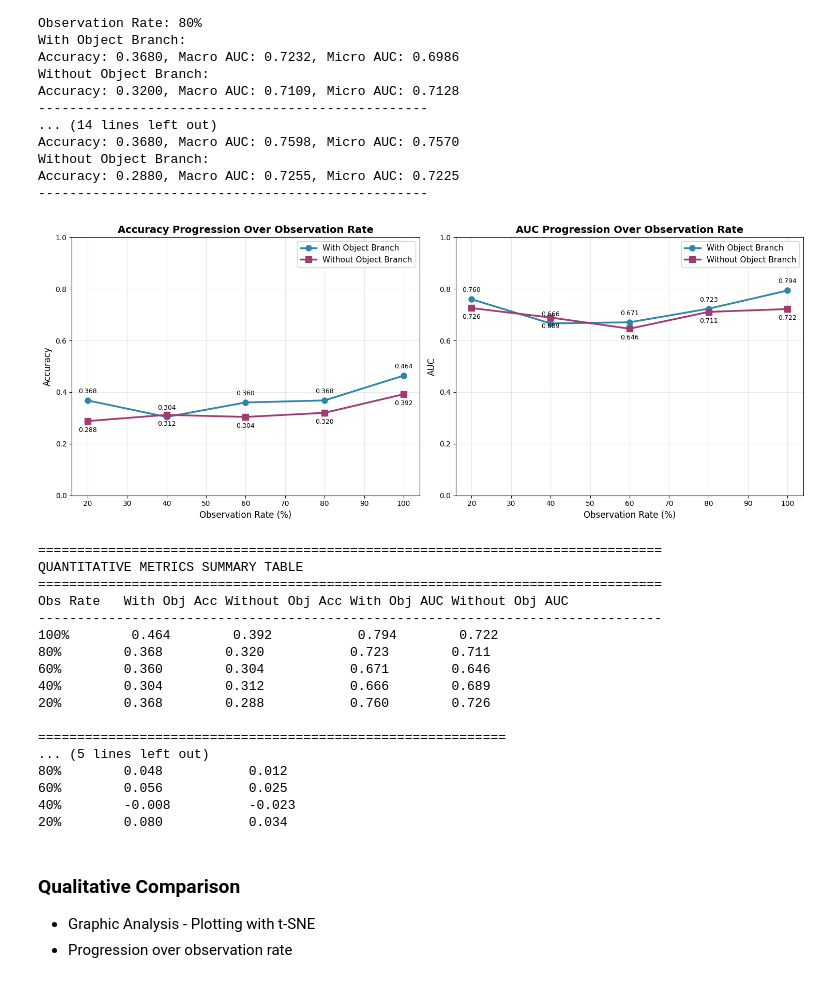
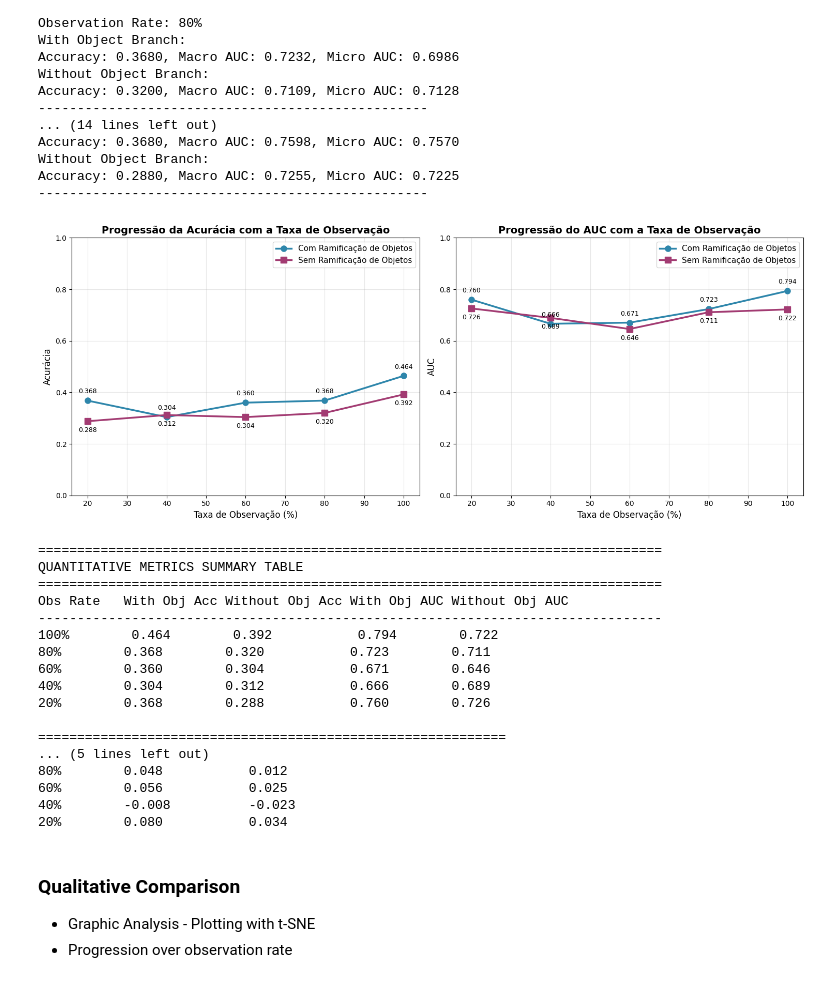
Before and after one commit to GUILN/masters-implementation, a Jupyter notebook: model/notebooks/validation_unsafe_net.ipynb, the cells around one changed output. Drawn from its saved outputs; the diff is of its cells as text; code cells hidden in the pictures.

Commit message:
translate / use charts constants class

```diff
--- a/model/notebooks/validation_unsafe_net.ipynb
+++ b/model/notebooks/validation_unsafe_net.ipynb
@@ -305,14 +306,14 @@ def plot_quantitative_metrics_progression(dataset_validation, observation_rates)
     # Plot 1: Accuracy Progression
     ax1.plot(observation_rates, with_obj_accuracy,
              marker='o', linewidth=2.5, markersize=8,
-             color='#2E86AB', label='With Object Branch')
+             color='#2E86AB', label=CHARTS_LABELS.with_object_branch)
     ax1.plot(observation_rates, without_obj_accuracy,
              marker='s', linewidth=2.5, markersize=8,
-             color='#A23B72', label='Without Object Branch')
+             color='#A23B72', label=CHARTS_LABELS.without_object_branch)
 
-    ax1.set_xlabel('Observation Rate (%)', fontsize=12)
-    ax1.set_ylabel('Accuracy', fontsize=12)
-    ax1.set_title('Accuracy Progression Over Observation Rate', fontsize=14, fontweight='bold')
+    ax1.set_xlabel(CHARTS_LABELS.quantitative_observation_rate, fontsize=12)
+    ax1.set_ylabel(CHARTS_LABELS.quantitative_accuracy, fontsize=12)
+    ax1.set_title(CHARTS_LABELS.quantitative_accuracy_progression_over_observation_rate, fontsize=14, fontweight='bold')
     ax1.legend(fontsize=11)
     ax1.grid(True, alpha=0.3)
     ax1.set_ylim(0, 1)  # Accuracy is typically 0-1
@@ -333,14 +334,14 @@ def plot_quantitative_metrics_progression(dataset_validation, observation_rates)
     # Plot 2: Macro AUC Progression
     ax2.plot(observation_rates, with_obj_macro_auc,
              marker='o', linewidth=2.5, markersize=8,
-             color='#2E86AB', label='With Object Branch')
+             color='#2E86AB', label=CHARTS_LABELS.with_object_branch)
     ax2.plot(observation_rates, without_obj_macro_auc,
              marker='s', linewidth=2.5, markersize=8,
-             color='#A23B72', label='Without Object Branch')
+             color='#A23B72', label=CHARTS_LABELS.without_object_branch)
 
-    ax2.set_xlabel('Observation Rate (%)', fontsize=12)
-    ax2.set_ylabel('AUC', fontsize=12)
-    ax2.set_title('AUC Progression Over Observation Rate', fontsize=14, fontweight='bold')
+    ax2.set_xlabel(CHARTS_LABELS.quantitative_observation_rate, fontsize=12)
+    ax2.set_ylabel(CHARTS_LABELS.quantitative_auc, fontsize=12)
+    ax2.set_title(CHARTS_LABELS.quantitative_auc_progression_over_observation_rate, fontsize=14, fontweight='bold')
     ax2.legend(fontsize=11)
     ax2.grid(True, alpha=0.3)
     ax2.set_ylim(0, 1)  # AUC is typically 0-1
@@ -360,34 +361,34 @@ def plot_quantitative_metrics_progression(dataset_validation, observation_rates)
 
     plt.tight_layout()
     plt.show()
 
     # Print summary table
     print("\n" + "="*80)
     print("QUANTITATIVE METRICS SUMMARY TABLE")
     print("="*80)
     print(f"{'Obs Rate':<10} {'With Obj Acc':<12} {'Without Obj Acc':<15} {'With Obj AUC':<12} {'Without Obj AUC':<15}")
     print("-"*80)
 
     for i, obs_rate in enumerate(observation_rates):
         print(f"{obs_rate}%{'':<7} {with_obj_accuracy[i]:<12.3f} {without_obj_accuracy[i]:<15.3f} "
               f"{with_obj_macro_auc[i]:<12.3f} {without_obj_macro_auc[i]:<15.3f}")
 
     # Calculate performance differences
     print("\n" + "="*60)
     print("PERFORMANCE DIFFERENCE ANALYSIS")
     print("="*60)
     print(f"{'Obs Rate':<10} {'Acc Difference':<15} {'AUC Difference':<15}")
     print("-"*60)
 
     for i, obs_rate in enumerate(observation_rates):
         acc_diff = with_obj_accuracy[i] - without_obj_accuracy[i]
         auc_diff = with_obj_macro_auc[i] - without_obj_macro_auc[i]
         print(f"{obs_rate}%{'':<7} {acc_diff:<15.3f} {auc_diff:<15.3f}")
 
 # Usage in your notebook
 plot_quantitative_metrics_progression(dataset_validation, OBSERVATION_RATE)
 # %% [output]
-[figure, old version]
+[figure, new version]
 ================================================================================
 QUANTITATIVE METRICS SUMMARY TABLE
 ================================================================================
```
Also changed, not shown: parts of 4 cells of this notebook, 3 other files.
